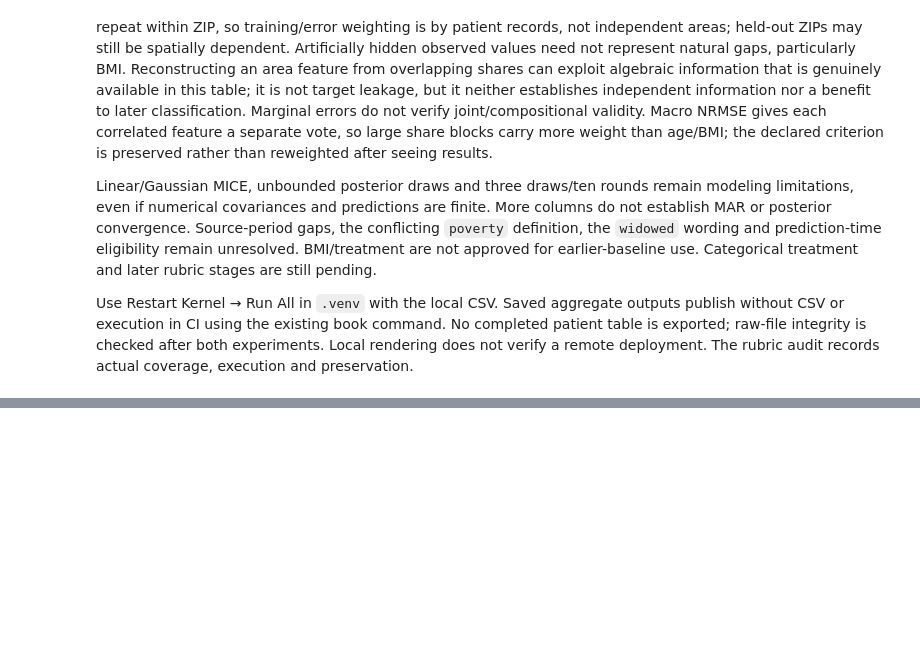
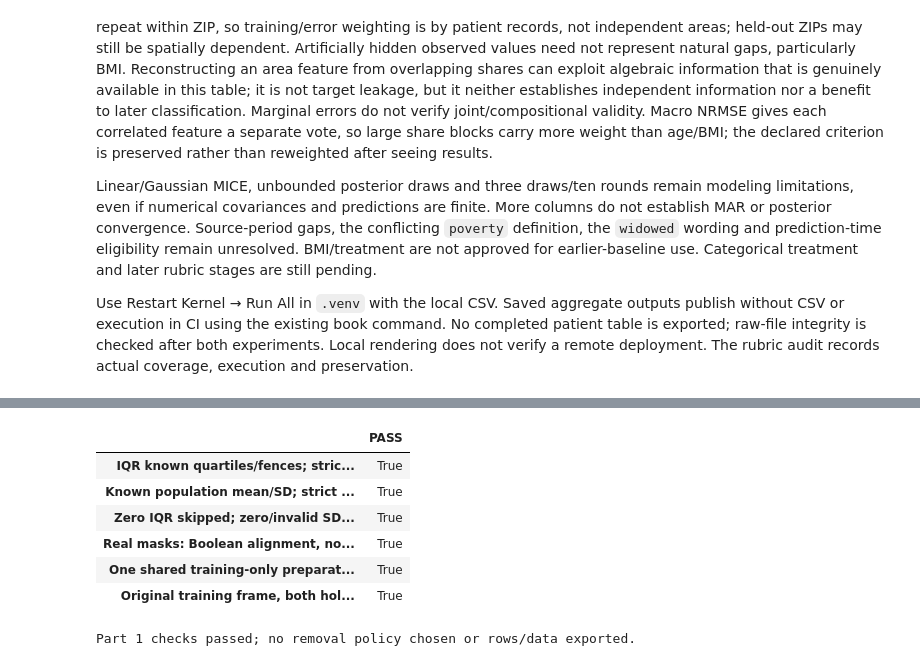
Before and after one commit to hungstupid/data-mining-preprocessing, a Jupyter notebook: book/tabular/02_preprocessing.ipynb, the cells around one changed output, grey strips where cells are left out. Saved outputs shown, nothing was run; the diff lists cells and outputs as text; code cells hidden in the pictures; blank space fills up the shorter version.

```diff
--- a/book/tabular/02_preprocessing.ipynb
+++ b/book/tabular/02_preprocessing.ipynb
@@ -1442,0 +1795,69 @@ verify a remote deployment. The rubric audit records actual coverage, execution
+# %%
+outlier_checks = {}
+iqr_fixture = pd.DataFrame({"x": [-2.1,-2.,0.,1.,1.,1.5,2.,2.5,3.,3.,4.,6.,6.1,np.nan]},
+                           index=[f"synthetic_{i}" for i in range(14)])
+iqr_fixture_before = iqr_fixture.copy(deep=True)
+p_iqr,f_iqr = detect_iqr(iqr_fixture)
+np.testing.assert_allclose(p_iqr.loc["x",["Q1","Q3","IQR","Lower fence","Upper fence"]].to_numpy(float),[1.,3.,2.,-2.,6.])
+expected_iqr = np.zeros(14,dtype=bool);expected_iqr[[0,12]]=True
+np.testing.assert_array_equal(f_iqr.x.to_numpy(),expected_iqr)
+pd.testing.assert_frame_equal(iqr_fixture,iqr_fixture_before)
+outlier_checks["IQR known quartiles/fences; strict boundaries; NaN false; no mutation"] = True
+z_fixture = pd.DataFrame({"x": [-4.,-3.,3.,4.]+[0.]*46+[np.nan]},index=np.arange(51)*3+100)
+p_z,s_z,f_z = detect_zscore(z_fixture)
+np.testing.assert_allclose(p_z.loc["x",["Mean","SD (ddof 0)"]].to_numpy(float),[0.,1.])
+np.testing.assert_allclose(s_z.x.to_numpy(),z_fixture.x.to_numpy(),equal_nan=True)
+expected_z = np.zeros(51,dtype=bool);expected_z[[0,3]]=True
+np.testing.assert_array_equal(f_z.x.to_numpy(),expected_z)
+assert f_z.index.equals(z_fixture.index)
+outlier_checks["Known population mean/SD; strict |z|=3 retained; |z|=4 flagged; aligned scores"] = True
+edge_fixture = pd.DataFrame({"constant":[2.,2.,2.,2.,2.,np.nan], "zero_iqr":[0.,0.,0.,0.,0.,1.],
+    "all_missing":[np.nan]*6, "insufficient":[1.,2.,np.nan,np.nan,np.nan,np.nan],
+    "single":[1.,np.nan,np.nan,np.nan,np.nan,np.nan], "invalid":[1.,2.,np.inf,3.,4.,5.]})
+edge_before = edge_fixture.copy(deep=True)
+ep_i,ef_i = detect_iqr(edge_fixture);ep_z,es_z,ef_z = detect_zscore(edge_fixture)
+assert not ep_i.Eligible.any() and not ef_i.to_numpy().any()
+assert not ep_z.loc[["constant","all_missing","single","invalid"],"Eligible"].any()
+assert ep_z.loc["insufficient","Eligible"] and np.isnan(es_z.loc[0,"constant"])
+assert not ef_z[["constant","all_missing","single","invalid"]].to_numpy().any()
+pd.testing.assert_frame_equal(edge_fixture,edge_before)
+outlier_checks["Zero IQR skipped; zero/invalid SD, insufficient/all-missing/nonfinite columns handled"] = True
+for flags,counts,rows in [(iqr_feature_flags,iqr_flagged_features_per_row,iqr_observation_flags),
+                          (zscore_feature_flags,zscore_flagged_features_per_row,zscore_observation_flags)]:
+    assert flags.index.equals(train_index) and flags.columns.equals(outlier_train_original.columns)
+    assert flags.dtypes.eq(bool).all() and rows.index.equals(train_index)
+    assert not (flags & outlier_original_missing).to_numpy().any()
+    np.testing.assert_array_equal(counts.to_numpy(),np.count_nonzero(flags.to_numpy(),axis=1))
+    np.testing.assert_array_equal(rows.to_numpy(),np.any(flags.to_numpy(),axis=1))
+    assert int(rows.sum())==int(np.count_nonzero(np.any(flags.to_numpy(),axis=1)))
+    assert counts.sum()==flags.to_numpy().sum()
+assert outlier_trigger_distribution.sum().eq(len(train_index)).all()
+outlier_checks["Real masks: Boolean alignment, no NaN flags, independent per-row counts and ANY totals"] = True
+assert outlier_train_original.index.equals(train_index) and set(outlier_features).isdisjoint(forbidden)
+for matrix in [outlier_common_train_raw,outlier_common_train_z]:
+    assert matrix.index.equals(train_index) and matrix.columns.equals(outlier_train_original.columns)
+    assert matrix.shape==outlier_train_original.shape and np.isfinite(matrix.to_numpy()).all()
+pd.testing.assert_frame_equal(outlier_common_train_raw.where(~outlier_original_missing),outlier_train_original)
+pd.testing.assert_frame_equal(outlier_common_imputed_mask,outlier_original_missing)
+np.testing.assert_allclose(expanded_scaler.mean_,outlier_train_original.mean())
+np.testing.assert_allclose(expanded_scaler.scale_,outlier_train_original.std(ddof=0))
+outlier_checks["One shared training-only preparation; natural-gap provenance; exact known cells; no protected features"] = True
+assert hashlib.sha256(pd.util.hash_pandas_object(outlier_train_original,index=True).to_numpy().tobytes()).hexdigest()==outlier_train_hash
+pd.testing.assert_frame_equal(outlier_train_original,df.loc[train_index,outlier_features])
+for name,index in {"Validation":validation_index,"Reserved":reserved_index}.items():
+    assert hashlib.sha256(pd.util.hash_pandas_object(df.loc[index],index=True).to_numpy().tobytes()).hexdigest()==outlier_holdout_hashes[name]
+assert hashlib.sha256(pd.util.hash_pandas_object(df,index=True).to_numpy().tobytes()).hexdigest()==frame_hash_before
+assert df.dtypes.equals(dtypes_before) and df.shape==shape_before and df.columns.equals(columns_before)
+assert hashlib.sha256(DATA_PATH.read_bytes()).hexdigest()==raw_sha_before
+outlier_checks["Original training frame, both holdouts, source frame/schema and CSV unchanged"] = True
+display(pd.Series(outlier_checks,name="PASS").to_frame())
+print("Part 1 checks passed; no removal policy chosen or rows/data exported.")
+# %% [output]
+|  | PASS |
+| IQR known quartiles/fences; stric... | True |
+| Known population mean/SD; strict ... | True |
+| Zero IQR skipped; zero/invalid SD... | True |
+| Real masks: Boolean alignment, no... | True |
+| One shared training-only preparat... | True |
+| Original training frame, both hol... | True |
+Part 1 checks passed; no removal policy chosen or rows/data exported.
```
Also changed, not shown: parts of 22 cells of this notebook, 2 other files.
